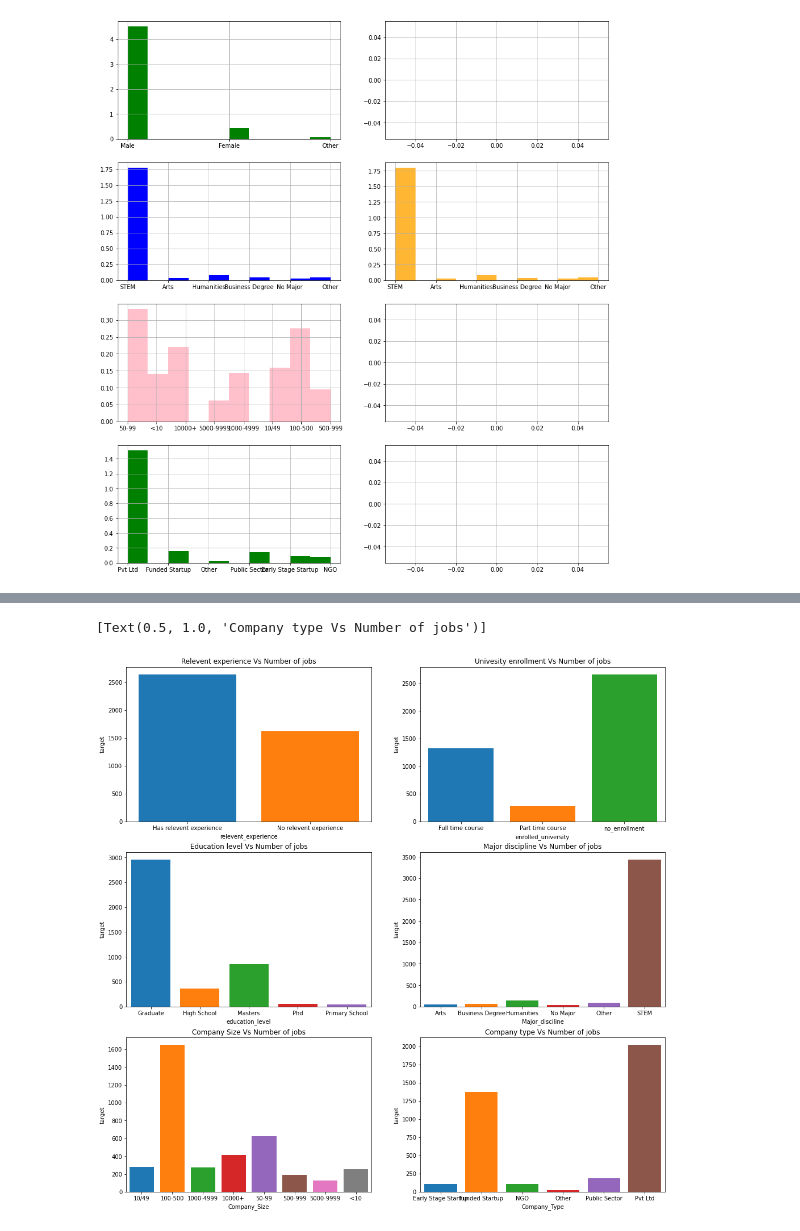
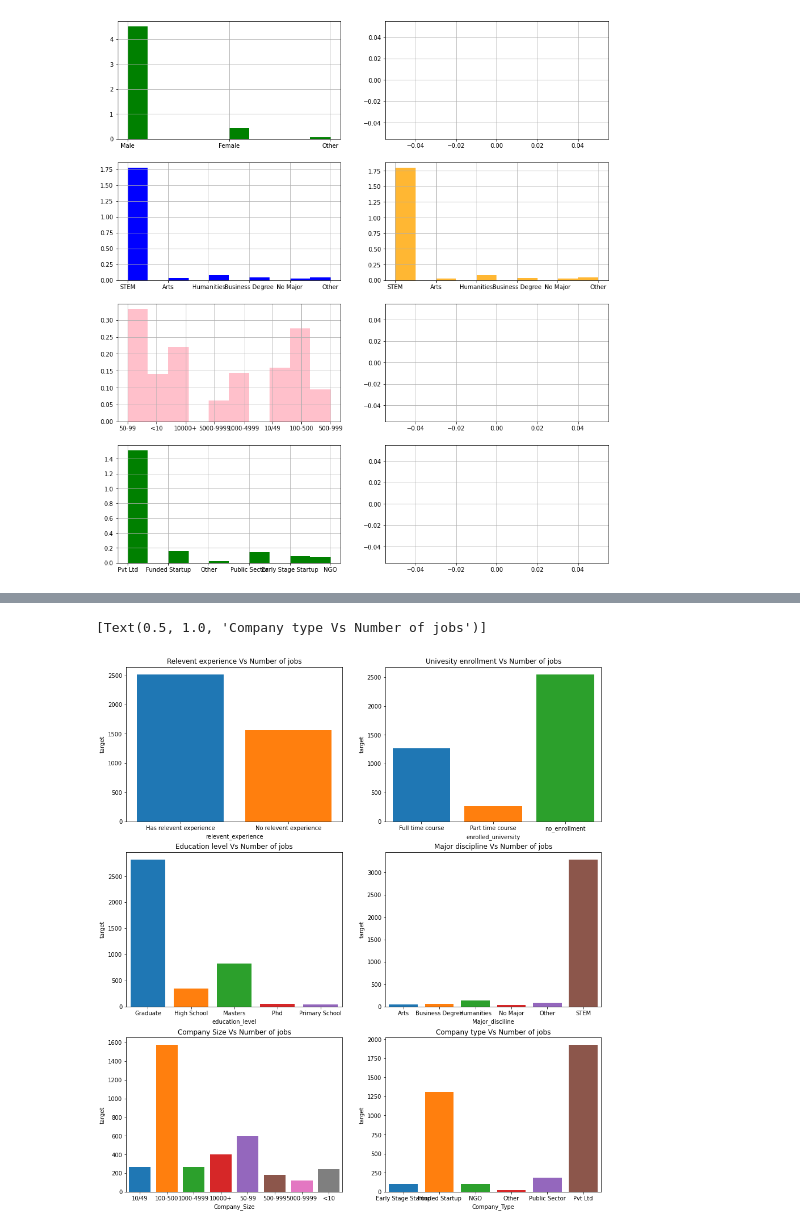
Before and after one commit to yuvraaj2002/Old_projects, a Jupyter notebook: DS job and salary prediction/DS_job_prediction.ipynb, the cells around one changed output, grey strips where cells are left out. Saved outputs shown, nothing was run; the diff lists cells and outputs as text; code cells hidden in the pictures.

```diff
--- a/DS job and salary prediction/DS_job_prediction.ipynb
+++ b/DS job and salary prediction/DS_job_prediction.ipynb
@@ -335,0 +322,2 @@ plt.show()
+# %%
+temp_df = df[['city_development_index','experience','training_hours']].copy()
@@ -335,0 +353,7 @@ plt.show()
+# %%
+q1 = temp_df['training_hours'].quantile(0.25)
+q3 = temp_df['training_hours'].quantile(0.75)
+
+IQR = q3-q1
+Lower_lmt_th = q1-(1.5*IQR)
+Upper_lmt_th = q3 + (1.5*IQR)
@@ -335,0 +364,11 @@ plt.show()
+# %%
+# Capping the outliers
+temp_df['training_hours'] = np.where(
+    temp_df['training_hours'] > Upper_lmt_th,
+    Upper_lmt_th,
+    np.where(
+        temp_df['training_hours'] < Lower_lmt_th,
+        Lower_lmt_th,
+        temp_df['training_hours']
+    )
+)
@@ -335,0 +393,21 @@ plt.show()
+# %%
+# Capping the outliers
+q1 = temp_df['city_development_index'].quantile(0.25)
+q3 = temp_df['city_development_index'].quantile(0.75)
+
+IQR = q3-q1
+Lower_lmt_cdi = q1-(1.5*IQR)
+Upper_lmt_cdi = q3 + (1.5*IQR)
+
+df['city_development_index'] = np.where(
+    df['city_development_index'] > Upper_lmt_cdi,
+    Upper_lmt_cdi,
+    np.where(
+        df['city_development_index'] < Lower_lmt_cdi,
+        Lower_lmt_cdi,
+        df['city_development_index']
+    )
+)
+
+# Removing the outliers
+df = df[df['training_hours'] < Upper_lmt_th]
@@ -362,20 +454,20 @@ check2['Company_Type'].hist(ax=ax[3][1], color='orange', density=True, alpha=0.8
 # %%
 # Let's create subplots
-fig,ax = plt.subplots(3,2 ,figsize = (17,17))
+fig,ax = plt.subplots(3,2 ,figsize = (15,17))
 
 temp1 = df.groupby('relevent_experience')['target'].sum()
 temp2 = df.groupby('enrolled_university')['target'].sum()
 temp3 = df.groupby('education_level')['target'].sum()
 temp4 = df.groupby('Major_disciline')['target'].sum()
 temp5 = df.groupby('Company_Size')['target'].sum()
 temp6 = df.groupby('Company_Type')['target'].sum()
 
 sns.barplot(x = temp1.index,y = temp1,ax = ax[0][0],saturation=2).set(title='Relevent experience Vs Number of jobs')
 sns.barplot(x = temp2.index,y = temp2,ax = ax[0][1],saturation=2).set(title='Univesity enrollment Vs Number of jobs')
 sns.barplot(x = temp3.index,y = temp3,ax = ax[1][0],saturation=2).set(title='Education level Vs Number of jobs')
 sns.barplot(x = temp4.index,y = temp4,ax = ax[1][1],saturation=2).set(title='Major discipline Vs Number of jobs')
 sns.barplot(x = temp5.index,y = temp5,ax = ax[2][0],saturation=2).set(title='Company Size Vs Number of jobs')
 sns.barplot(x = temp6.index,y = temp6,ax = ax[2][1],saturation=2).set(title='Company type Vs Number of jobs')
 # %% [output]
 [Text(0.5, 1.0, 'Company type Vs Number of jobs')]
-[figure, old version]
+[figure, new version]
```
Also changed, not shown: parts of 42 cells of this notebook.
